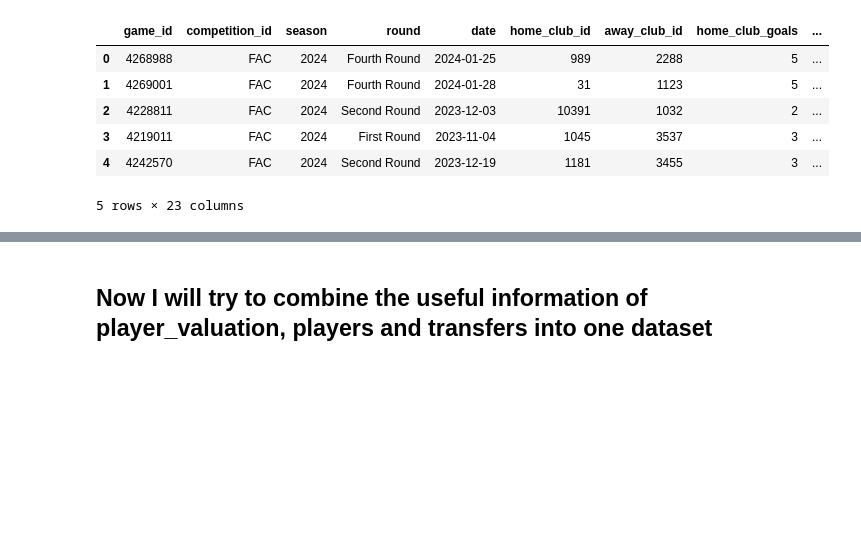
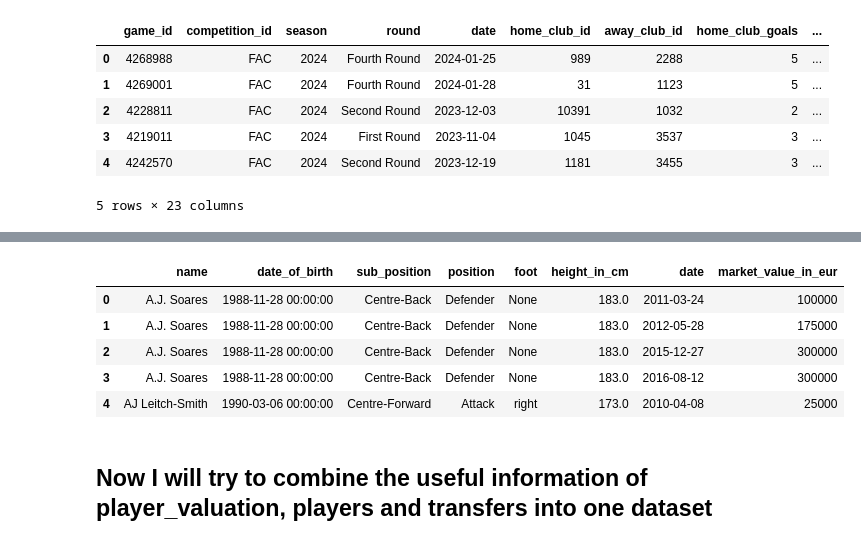
Before and after one commit to shadtome/Score-data, a Jupyter notebook: data_explore/transfer_market_examples.ipynb, the cells around one changed output, grey strips where cells are left out. Drawn from its saved outputs; the diff is of its cells as text; code cells hidden in the pictures; blank space fills up the shorter version.

```diff
--- a/data_explore/transfer_market_examples.ipynb
+++ b/data_explore/transfer_market_examples.ipynb
@@ -523,6 +523,29 @@ events
 | 14 | 2dc03fb384d8daa2ca502450cf0d1304 | 2024-01-28 | 4269001 | 83 | Substitutions | 1123 | 618901 | , Tactical | 295630.0 | ... |
 | 15 | e80631d6a02b42bc6bbfe8722e027e4a | 2024-01-28 | 4269001 | 69 | Goals | 1123 | 634461 | , Right-footed shot, 1. Tournamen... | NaN | ... |
 | 16 | cbb259ed96e909cb994793e6f5a2c9e7 | 2024-01-28 | 4269001 | 79 | Substitutions | 31 | 845289 | , Tactical | 480692.0 | ... |
+# %%
+con = sql.connect(path)
+transfer = pd.read_sql("""SELECT    players.name,
+                                    players.date_of_birth,
+                                    players.sub_position,
+                                    players.position,
+                                    players.foot,
+                                    players.height_in_cm,
+                                    player_vals.date,
+                                    player_vals.market_value_in_eur
+                            FROM players
+                            JOIN player_valuations AS player_vals ON player_vals.player_id = players.player_id
+                            ORDER BY players.name, player_vals.date
+                            """,con)
+con.close()
+transfer.head()
+# %% [output]
+|  | name | date_of_birth | sub_position | position | foot | height_in_cm | date | market_value_in_eur |
+| 0 | A.J. Soares | 1988-11-28 00:00:00 | Centre-Back | Defender | None | 183.0 | 2011-03-24 | 100000 |
+| 1 | A.J. Soares | 1988-11-28 00:00:00 | Centre-Back | Defender | None | 183.0 | 2012-05-28 | 175000 |
+| 2 | A.J. Soares | 1988-11-28 00:00:00 | Centre-Back | Defender | None | 183.0 | 2015-12-27 | 300000 |
+| 3 | A.J. Soares | 1988-11-28 00:00:00 | Centre-Back | Defender | None | 183.0 | 2016-08-12 | 300000 |
+| 4 | AJ Leitch-Smith | 1990-03-06 00:00:00 | Centre-Forward | Attack | right | 173.0 | 2010-04-08 | 25000 |
 # %% [markdown]
 ## Now I will try to combine the useful information of player_valuation, players and transfers into one dataset
 # %%
```
Also changed, not shown: parts of 1 cell of this notebook, 4 other files.
